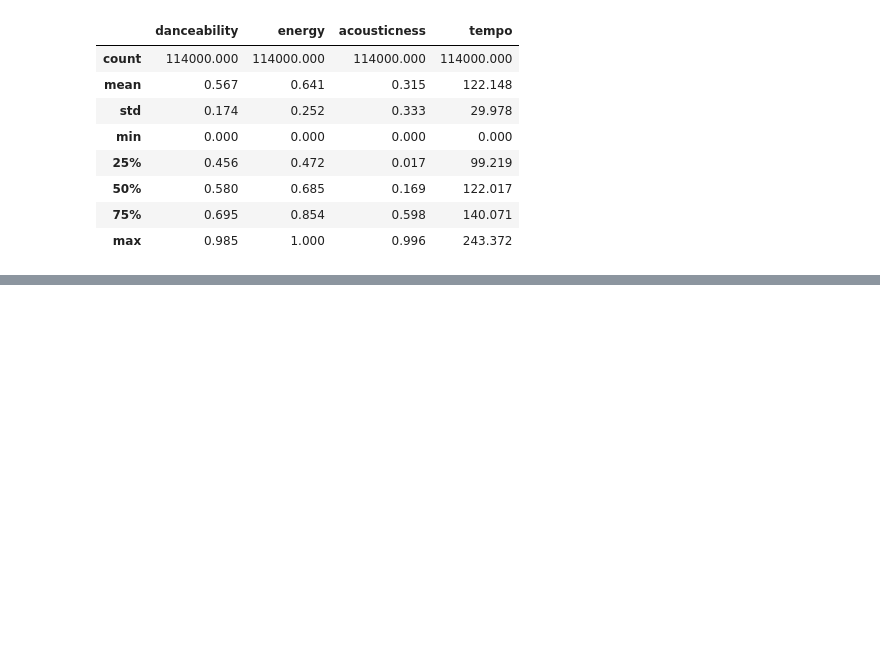
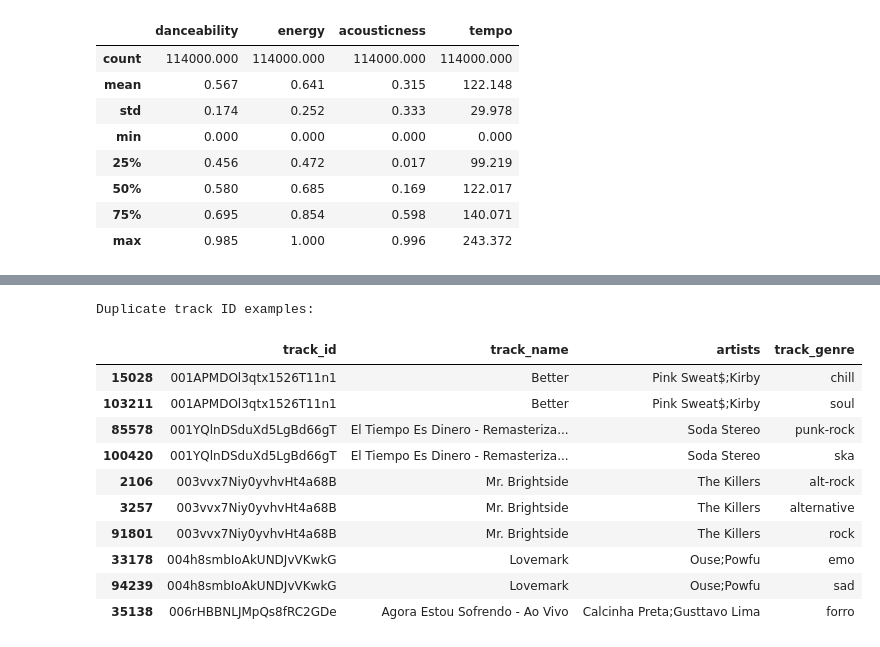
Before and after one commit to mdraihanmostafa746-coder/Spotify-Music-Taste-Clustering, a Jupyter notebook: notebooks/spotify_clustering.ipynb, the cells around one changed output, grey strips where cells are left out. Saved outputs shown, nothing was run; the diff lists cells and outputs as text; code cells hidden in the pictures; blank space fills up the shorter version.

```diff
--- a/notebooks/spotify_clustering.ipynb
+++ b/notebooks/spotify_clustering.ipynb
@@ -175,0 +205,23 @@ df[features].describe().round(3)
+# %%
+# Inspect duplicate track IDs
+duplicate_ids = df[df["track_id"].duplicated(keep=False)]
+
+print("\nDuplicate track ID examples:")
+display(
+    duplicate_ids.sort_values("track_id").head(10)[
+        ["track_id", "track_name", "artists", "track_genre"]
+    ]
+)
+# %% [output]
+Duplicate track ID examples:
+|  | track_id | track_name | artists | track_genre |
+| 15028 | 001APMDOl3qtx1526T11n1 | Better | Pink Sweat$;Kirby | chill |
+| 103211 | 001APMDOl3qtx1526T11n1 | Better | Pink Sweat$;Kirby | soul |
+| 85578 | 001YQlnDSduXd5LgBd66gT | El Tiempo Es Dinero - Remasteriza... | Soda Stereo | punk-rock |
+| 100420 | 001YQlnDSduXd5LgBd66gT | El Tiempo Es Dinero - Remasteriza... | Soda Stereo | ska |
+| 2106 | 003vvx7Niy0yvhvHt4a68B | Mr. Brightside | The Killers | alt-rock |
+| 3257 | 003vvx7Niy0yvhvHt4a68B | Mr. Brightside | The Killers | alternative |
+| 91801 | 003vvx7Niy0yvhvHt4a68B | Mr. Brightside | The Killers | rock |
+| 33178 | 004h8smbIoAkUNDJvVKwkG | Lovemark | Ouse;Powfu | emo |
+| 94239 | 004h8smbIoAkUNDJvVKwkG | Lovemark | Ouse;Powfu | sad |
+| 35138 | 006rHBBNLJMpQs8fRC2GDe | Agora Estou Sofrendo - Ao Vivo | Calcinha Preta;Gusttavo Lima | forro |
```
Also changed, not shown: parts of 3 cells of this notebook.
